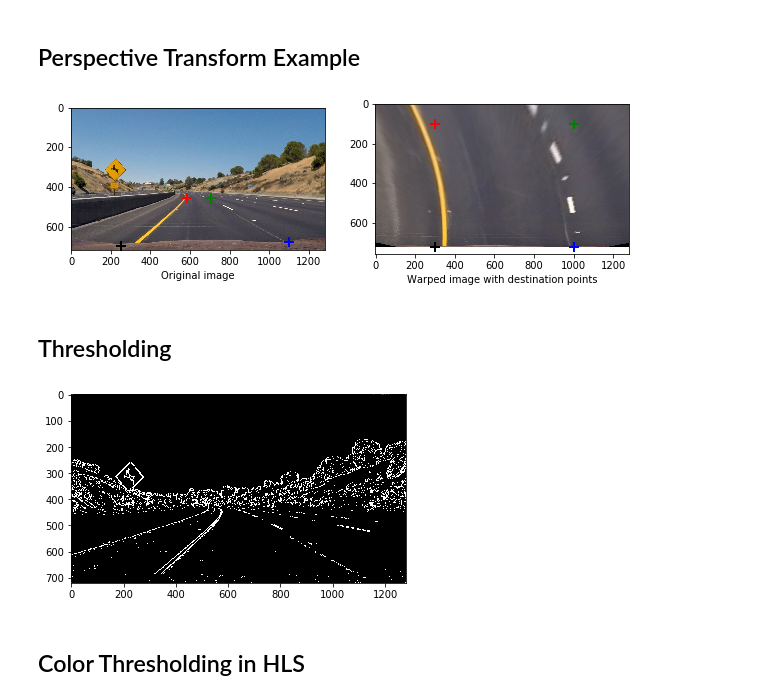
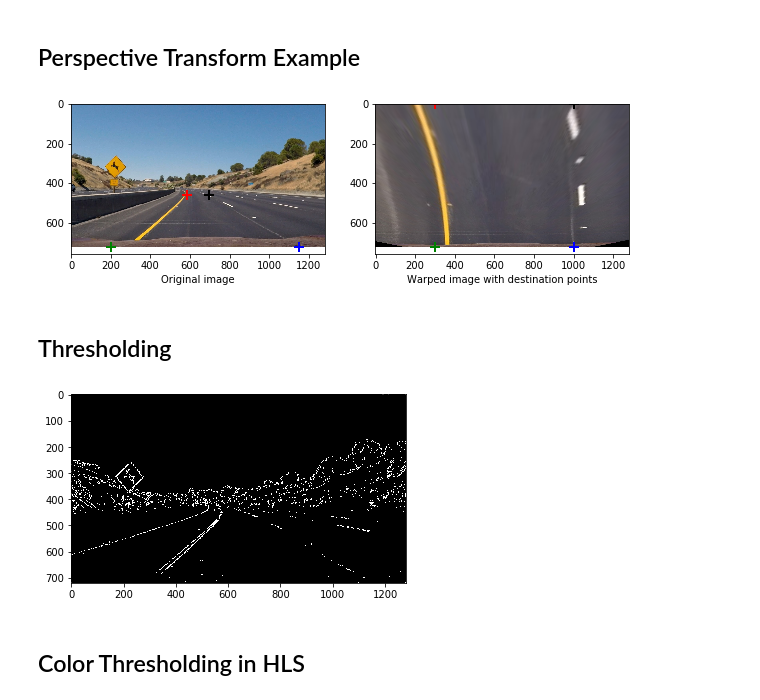
Before and after one commit to Ozi97/CarND-Advanced-Lane-Lines, a Jupyter notebook: ALane.ipynb, the cells around one changed output. Drawn from its saved outputs; the diff is of its cells as text; code cells hidden in the pictures.

```diff
--- a/ALane.ipynb
+++ b/ALane.ipynb
@@ -118,48 +118,49 @@ plt.show()
 # %%
 
 image_size = image.shape
 
-src = np.array([[585, 455],
-                [705, 455],
-                [1100, 680],
-                [250 , 700]], np.float32)
-
-dst = np.array([[300 ,100],
-                [1000, 100],
-                [1000, 720],
-                [300, 720]], np.float32)
+src = np.float32([
+    [585,460],
+    [203,720],
+    [1150,720],
+    [695,460]])
+dst = np.float32([
+    [300,0],
+    [300,720],
+    [1000,720],
+    [1000,0]])
 
 warp_m = cv2.getPerspectiveTransform(src, dst)
 warp_minv = cv2.getPerspectiveTransform(dst, src)
 
 colors = ['r+','g+','b+','k+']
 
 plt.figure(figsize=(10,5))
 plt.subplot(1,2,1)
 
 plt.imshow(image)
 for i in range(4):
         plt.plot(src[i,0],src[i,1],colors[i],mew=2,ms=10)
         plt.xlabel('Original image')
 
 img_w = cv2.warpPerspective(image, warp_m, (image.shape[1], image.shape[0]), flags=cv2.INTER_LINEAR)
 
 plt.subplot(1,2,2)
 plt.imshow(img_w)
 
 for i in range(4):
         plt.plot(dst[i,0],dst[i,1],colors[i],mew=2,ms=10)
         plt.xlabel('Warped image with destination points')
 plt.show()
 # %% [output]
-[figure, old version]
+[figure, new version]
 # %%
 def gaussian_blur(img, kernel_size=5):
     return cv2.GaussianBlur(img, (kernel_size, kernel_size), 0)
 # %% [markdown]
 ## Thresholding
 # %%
-def abs_sobel_thresh(img, thresh_min=20, thresh_max=200):
+def abs_sobel_thresh(img, thresh_min=30, thresh_max=100):
     # Convert to grayscale
     gray = cv2.cvtColor(img, cv2.COLOR_RGB2GRAY)
 
@@ -179,7 +180,7 @@ sobel_binary = abs_sobel_thresh(image)
 plt.imshow(sobel_binary, cmap = 'gray')
 plt.show()
 # %% [output]
-[figure, old version]
+[figure, new version]
 # %% [markdown]
 ## Color Thresholding in HLS
 # %%
```
Also changed, not shown: parts of 13 cells of this notebook, 1 other file.
